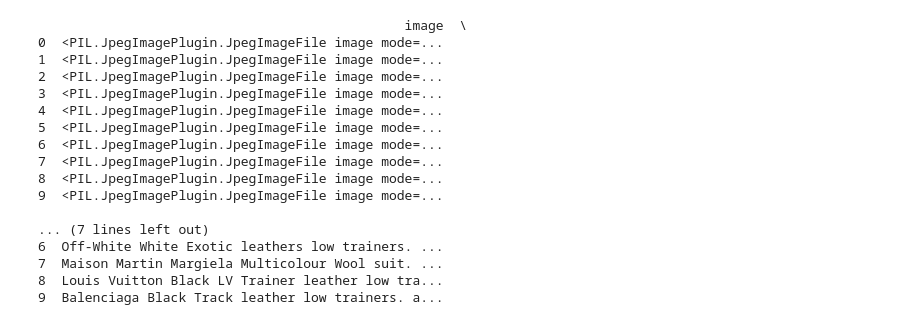
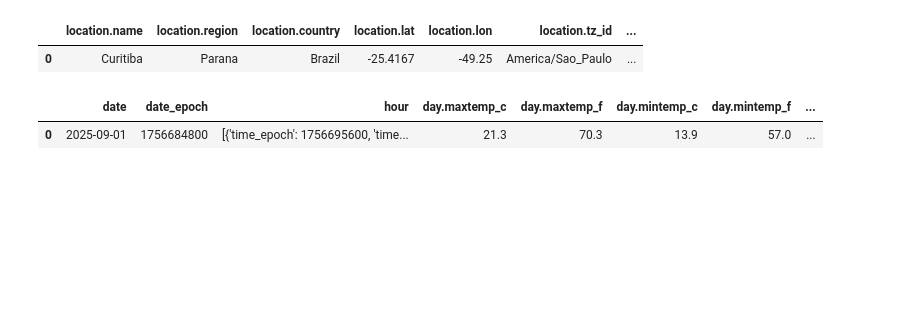
Before and after one commit to Dionromero/projeto_py, a Jupyter notebook: Untitled-1.ipynb, the cells around one changed output. Cells and saved outputs as stored; diff of their text form; code cells hidden in the pictures; blank space fills up the shorter version.

Commit message:
api.tempo

```diff
--- a/Untitled-1.ipynb
+++ b/Untitled-1.ipynb
@@ -70,23 +0,0 @@ print(df_train.head(10))
-# %%
-import pandas as pd
-
-df_train = pd.DataFrame(dataset['train'])
-print(df_train.head(10))
-# %% [output]
-                                               image  \
-0  <PIL.JpegImagePlugin.JpegImageFile image mode=...
-1  <PIL.JpegImagePlugin.JpegImageFile image mode=...
-2  <PIL.JpegImagePlugin.JpegImageFile image mode=...
-3  <PIL.JpegImagePlugin.JpegImageFile image mode=...
-4  <PIL.JpegImagePlugin.JpegImageFile image mode=...
-5  <PIL.JpegImagePlugin.JpegImageFile image mode=...
-6  <PIL.JpegImagePlugin.JpegImageFile image mode=...
-7  <PIL.JpegImagePlugin.JpegImageFile image mode=...
-8  <PIL.JpegImagePlugin.JpegImageFile image mode=...
-9  <PIL.JpegImagePlugin.JpegImageFile image mode=...
-
-... (7 lines left out)
-6  Off-White White Exotic leathers low trainers. ...
-7  Maison Martin Margiela Multicolour Wool suit. ...
-8  Louis Vuitton Black LV Trainer leather low tra...
-9  Balenciaga Black Track leather low trainers. a...
@@ -92,0 +13,50 @@ print(df_train.head(10))
+# %%
+
+
+
+API_KEY = "8edf5a3557214b83a8d24412250109"
+local = "Curitiba"  # pode ser "Curitiba, Brazil" ou latitude,longitude
+url = "http://api.weatherapi.com/v1/forecast.json"
+params = {
+    "key": API_KEY,
+    "q": local,
+    "lang": "pt",     # opcional: traduz descrições para português
+    "aqi": "no"       # opcional: inclui dados de qualidade do ar
+}
+
+try:
+    response = requests.get(url, params=params)
+    response.raise_for_status()
+    dados = response.json()
+
+    # Exemplo de como acessar alguns dados:
+    # temperatura = dados["current"]["temp_c"]
+    # descricao = dados["current"]["condition"]["text"]
+    # umidade = dados["current"]["humidity"]
+    # vento = dados["current"]["wind_kph"]
+
+    # print(f"Tempo em {dados['location']['name']}: {descricao.capitalize()}")
+    # print(f"Temperatura: {temperatura} °C")
+    # print(f"Umidade: {umidade}%")
+    # print(f"Vento: {vento} km/h")
+   # print(dados)
+
+except requests.exceptions.HTTPError as err:
+    print(f"Erro HTTP: {err} — código: {response.status_code}")
+except ValueError:
+    print("Erro ao decodificar JSON.")
+except Exception as e:
+    print(f"Ocorreu um erro: {e}")
+
+df = pd.json_normalize(dados)
+df
+# %% [output]
+|  | location.name | location.region | location.country | location.lat | location.lon | location.tz_id | ... |
+| 0 | Curitiba | Parana | Brazil | -25.4167 | -49.25 | America/Sao_Paulo | ... |
+# %%
+forecast_list = dados["forecast"]["forecastday"]
+df_forecast = pd.json_normalize(forecast_list)
+df_forecast
+# %% [output]
+|  | date | date_epoch | hour | day.maxtemp_c | day.maxtemp_f | day.mintemp_c | day.mintemp_f | ... |
+| 0 | 2025-09-01 | 1756684800 | [{'time_epoch': 1756695600, 'time... | 21.3 | 70.3 | 13.9 | 57.0 | ... |
```
Also changed, not shown: parts of 7 cells of this notebook.
